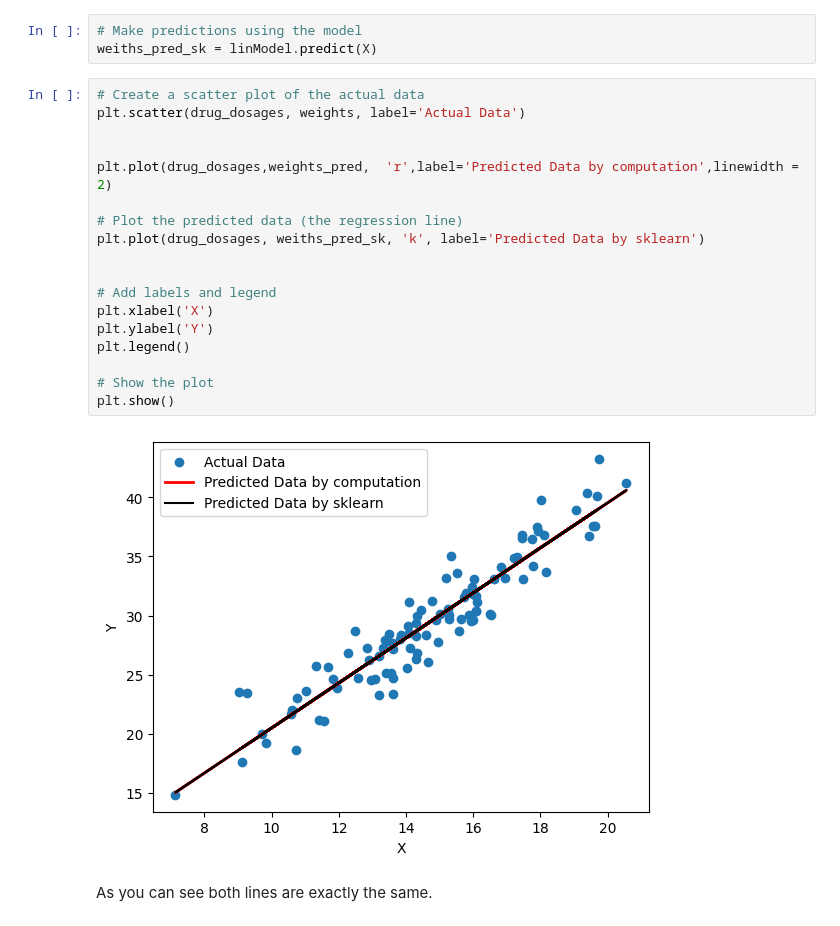
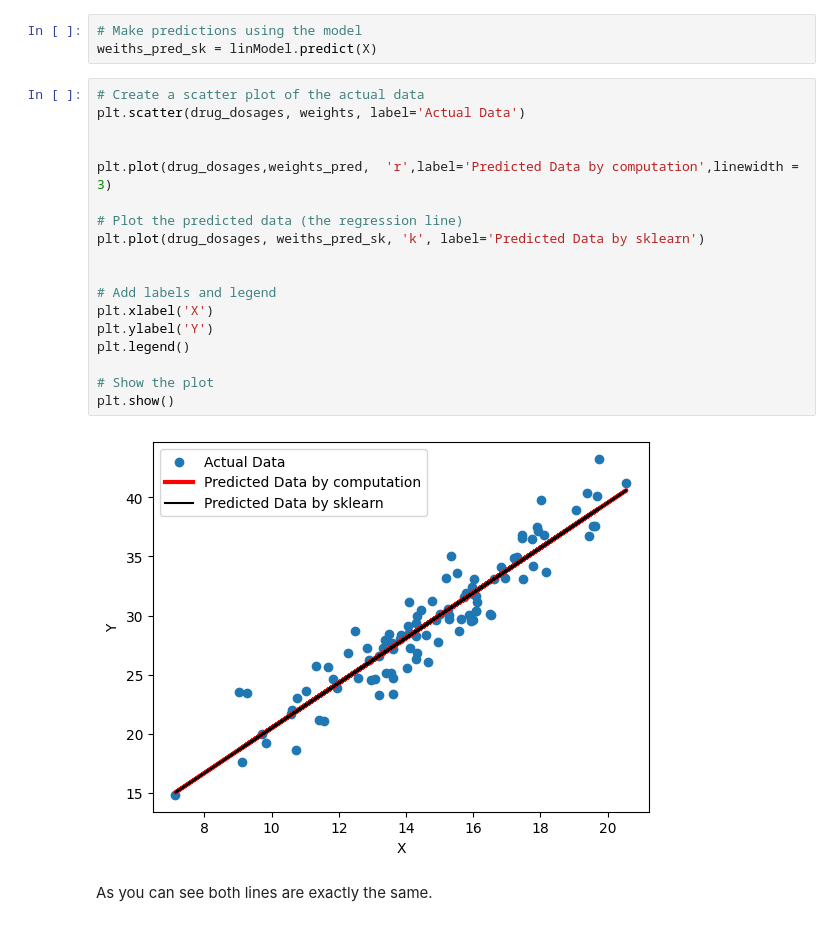
Before and after one commit to MiladQolami/Mathematical-tools-for-neuroscience, a Jupyter notebook: Machine_Learning/LinearRegression.ipynb, the cells around one changed output. Cells and saved outputs as stored; diff of their text form.

```diff
--- a/Machine_Learning/LinearRegression.ipynb
+++ b/Machine_Learning/LinearRegression.ipynb
@@ -114,22 +114,22 @@ weiths_pred_sk = linModel.predict(X)
 # %%
 # Create a scatter plot of the actual data
 plt.scatter(drug_dosages, weights, label='Actual Data')
 
 
-plt.plot(drug_dosages,weights_pred,  'r',label='Predicted Data by computation',linewidth = 2)
+plt.plot(drug_dosages,weights_pred,  'r',label='Predicted Data by computation',linewidth = 3)
 
 # Plot the predicted data (the regression line)
 plt.plot(drug_dosages, weiths_pred_sk, 'k', label='Predicted Data by sklearn')
 
 
 # Add labels and legend
 plt.xlabel('X')
 plt.ylabel('Y')
 plt.legend()
 
 # Show the plot
 plt.show()
 # %% [output]
-[figure, old version]
+[figure, new version]
 # %% [markdown]
 As you can see both lines are exactly the same.
```
